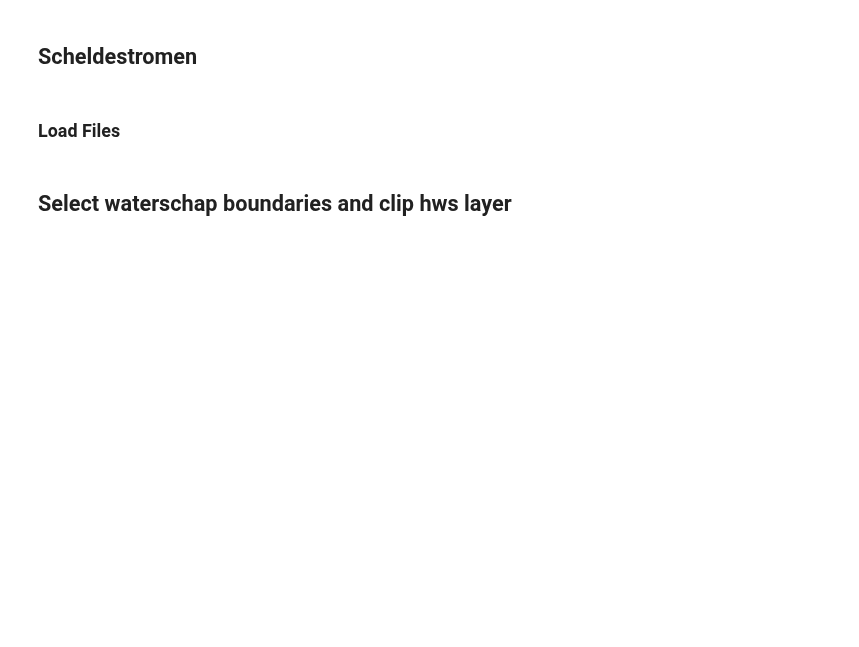
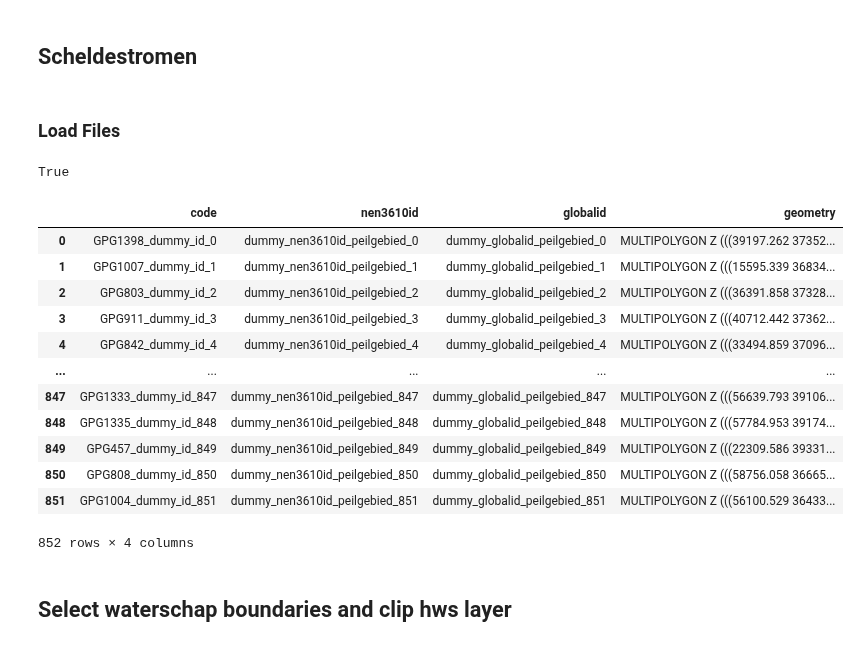
Before and after one commit to Deltares/Ribasim-NL, a Jupyter notebook: src/peilbeheerst_model/peilbeheerst_model/postprocess_data/post-processing_scheldestromen.ipynb, the cells around one changed output. Saved outputs shown, nothing was run; the diff lists cells and outputs as text; code cells hidden in the pictures; blank space fills up the shorter version.

```diff
--- a/src/peilbeheerst_model/peilbeheerst_model/postprocess_data/post-processing_scheldestromen.ipynb
+++ b/src/peilbeheerst_model/peilbeheerst_model/postprocess_data/post-processing_scheldestromen.ipynb
@@ -19,16 +21,16 @@ from general_functions import *
 waterschap = 'Scheldestromen'
 waterschap2 = 'Scheldestromen'
 
-data_path = f"../projects/4750_30/Data_postprocessed/Waterschappen/{waterschap}/{waterschap2}.gpkg"
+data_path = f"/DATAFOLDER/projects/4750_20/Data_postprocessed/Waterschappen/{waterschap}/{waterschap2}.gpkg"
 
 # Waterschaps boundaries
-grens_path = "../projects/4750_30/Data_overig/Waterschapsgrenzen/Waterschapsgrenzen.geojson"
+grens_path = "/DATAFOLDER/projects/4750_30/Data_overig/Waterschapsgrenzen/Waterschapsgrenzen.geojson"
 # Hoofdwatersysteem boundaries
-hws_path = "../projects/4750_30/Data_overig/HWS/krw_basins_vlakken.gpkg"
+hws_path = "/DATAFOLDER/projects/4750_30/Data_overig/HWS/krw_basins_vlakken.gpkg"
 # Buffer boundaries
-buffer_path =  f"../projects/4750_30/Data_overig/HWS/hws_buffer_Scheldestromen.gpkg"
+buffer_path =  r"/DATAFOLDER/projects/4750_30/Data_overig/HWS/hws_buffer_Scheldestromen.gpkg"
 # Output folder
-output_folder = f"./Waterschappen/{waterschap}"
+output_folder = f"/DATAFOLDER/projects/4750_30/Data_postprocessed/Waterschappen/{waterschap}"
 # %% [markdown]
 ### Load Files
 # %%
@@ -40,6 +42,7 @@ Scheldestromen = read_gpkg_layers(gpkg_path = data_path,
                                  'duikersifonhevel',
                                  'peilgebied',
                                  'streefpeil',
+                                 'aggregation_area',
                                 ])
 Scheldestromen['peilgebied'] = Scheldestromen['peilgebied'].to_crs('EPSG:28992')
 
@@ -57,6 +60,24 @@ gdf_buffer = gdf_buffer.to_crs('EPSG:28992')
 gdf_buffer = gdf_buffer.dissolve()
 # %%
 Scheldestromen['peilgebied'].globalid.is_unique
+# %% [output]
+True
+# %%
+Scheldestromen['peilgebied']
+# %% [output]
+|  | code | nen3610id | globalid | geometry |
+| 0 | GPG1398_dummy_id_0 | dummy_nen3610id_peilgebied_0 | dummy_globalid_peilgebied_0 | MULTIPOLYGON Z (((39197.262 37352... |
+| 1 | GPG1007_dummy_id_1 | dummy_nen3610id_peilgebied_1 | dummy_globalid_peilgebied_1 | MULTIPOLYGON Z (((15595.339 36834... |
+| 2 | GPG803_dummy_id_2 | dummy_nen3610id_peilgebied_2 | dummy_globalid_peilgebied_2 | MULTIPOLYGON Z (((36391.858 37328... |
+| 3 | GPG911_dummy_id_3 | dummy_nen3610id_peilgebied_3 | dummy_globalid_peilgebied_3 | MULTIPOLYGON Z (((40712.442 37362... |
+| 4 | GPG842_dummy_id_4 | dummy_nen3610id_peilgebied_4 | dummy_globalid_peilgebied_4 | MULTIPOLYGON Z (((33494.859 37096... |
+| ... | ... | ... | ... | ... |
+| 847 | GPG1333_dummy_id_847 | dummy_nen3610id_peilgebied_847 | dummy_globalid_peilgebied_847 | MULTIPOLYGON Z (((56639.793 39106... |
+| 848 | GPG1335_dummy_id_848 | dummy_nen3610id_peilgebied_848 | dummy_globalid_peilgebied_848 | MULTIPOLYGON Z (((57784.953 39174... |
+| 849 | GPG457_dummy_id_849 | dummy_nen3610id_peilgebied_849 | dummy_globalid_peilgebied_849 | MULTIPOLYGON Z (((22309.586 39331... |
+| 850 | GPG808_dummy_id_850 | dummy_nen3610id_peilgebied_850 | dummy_globalid_peilgebied_850 | MULTIPOLYGON Z (((58756.058 36665... |
+| 851 | GPG1004_dummy_id_851 | dummy_nen3610id_peilgebied_851 | dummy_globalid_peilgebied_851 | MULTIPOLYGON Z (((56100.529 36433... |
+852 rows × 4 columns
 # %% [markdown]
 ## Select waterschap boundaries and clip hws layer
 # %%
```
Also changed, not shown: parts of 9 cells of this notebook, 9 other files.
